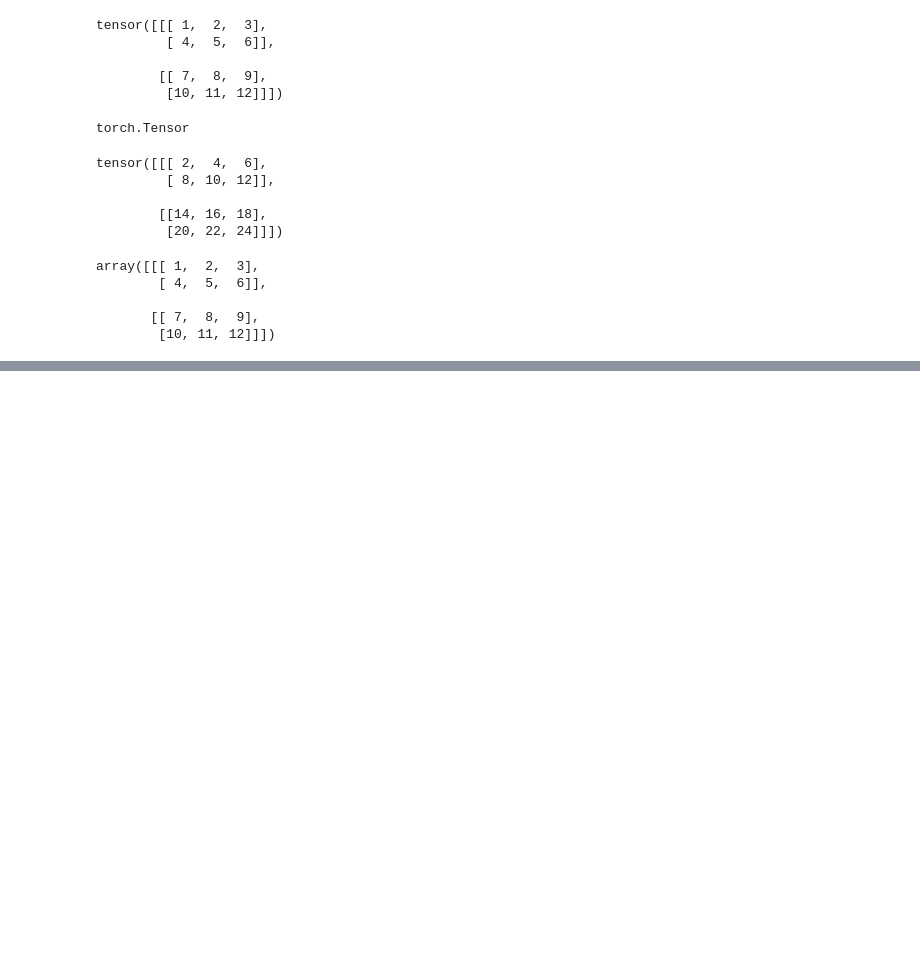
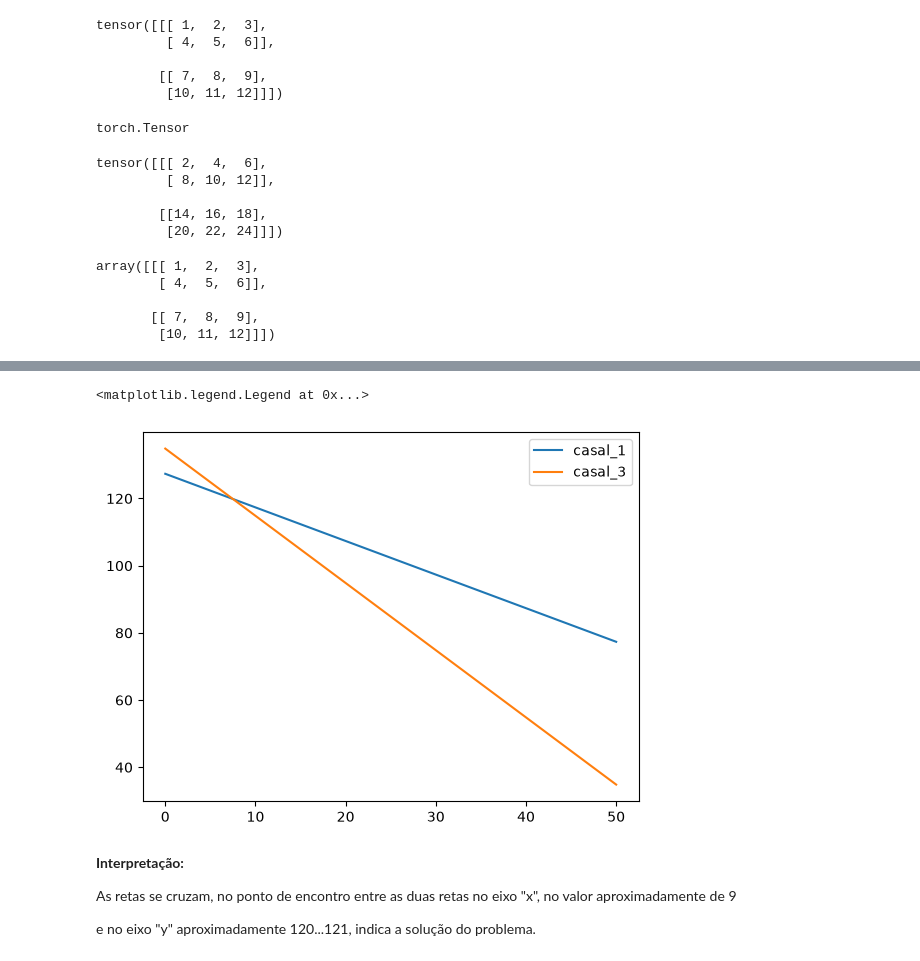
Before and after one commit to marcusvbrangel/ia-base-expert, a Jupyter notebook: cursos/algebra-linear/01-secao.ipynb, the cells around one changed output, grey strips where cells are left out. Cells and saved outputs as stored; diff of their text form; code cells hidden in the pictures; blank space fills up the shorter version.

```diff
--- a/cursos/algebra-linear/01-secao.ipynb
+++ b/cursos/algebra-linear/01-secao.ipynb
@@ -285,0 +346,20 @@ array([[[ 1,  2,  3],
+# %%
+# x1 sao os preços dos pratos pedidos (casal_3)
+x1_preco_casal_3 = np.array([0, 10, 20, 30, 40, 50])
+# %%
+# x2 sao a quantidade de pratos pedidos (casal_3)
+x2_quantidade_casal_3 = 134.85 - 2 * x1_preco_casal_3
+# %%
+# plotar o grafico
+plt.plot(x1_preco_casal_1, x2_quantidade_casal_1, label = "casal_1")
+plt.plot(x1_preco_casal_3, x2_quantidade_casal_3, label = "casal_3")
+plt.legend()
+# %% [output]
+<matplotlib.legend.Legend at 0x...>
+[figure, added]
+# %% [markdown]
+**Interpretação:**
+
+As retas se cruzam, no ponto de encontro entre as duas retas no eixo "x", no valor aproximadamente de 9
+
+e no eixo "y" aproximadamente 120...121, indica a solução do problema.
```
Also changed, not shown: parts of 10 cells of this notebook.
